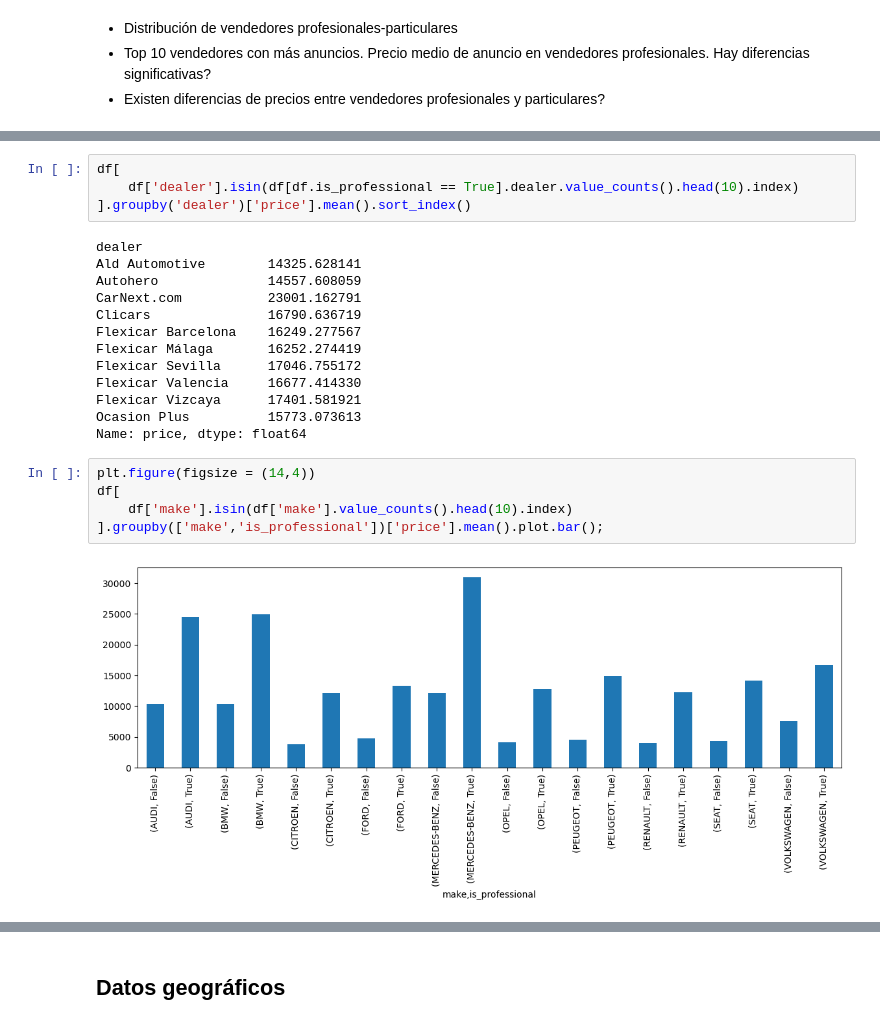
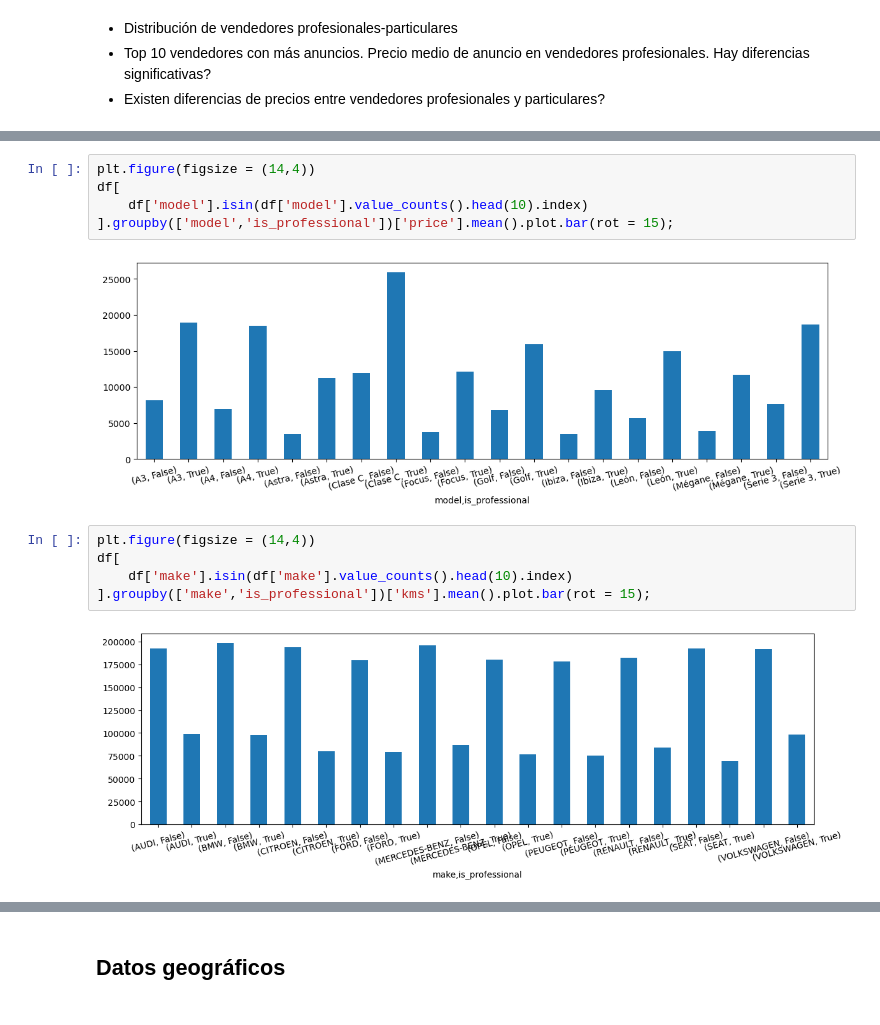
Before and after one commit to jdonosop/proyecto-portafolio, a Jupyter notebook: notebooks/Notebook_1.ipynb, the cells around one changed output, grey strips where cells are left out. Drawn from its saved outputs; the diff is of its cells as text.

```diff
--- a/notebooks/Notebook_1.ipynb
+++ b/notebooks/Notebook_1.ipynb
@@ -381,24 +399,14 @@ Name: dealer, dtype: int64
 # %%
+plt.figure(figsize = (14,4))
 df[
-    df['dealer'].isin(df[df.is_professional == True].dealer.value_counts().head(10).index)
-].groupby('dealer')['price'].mean().sort_index()
+    df['model'].isin(df['model'].value_counts().head(10).index)
+].groupby(['model','is_professional'])['price'].mean().plot.bar(rot = 15);
 # %% [output]
-dealer
-Ald Automotive        14325.628141
-Autohero              14557.608059
-CarNext.com           23001.162791
-Clicars               16790.636719
-Flexicar Barcelona    16249.277567
-Flexicar Málaga       16252.274419
-Flexicar Sevilla      17046.755172
-Flexicar Valencia     16677.414330
-Flexicar Vizcaya      17401.581921
-Ocasion Plus          15773.073613
-Name: price, dtype: float64
+[figure, added]
 # %%
 plt.figure(figsize = (14,4))
 df[
     df['make'].isin(df['make'].value_counts().head(10).index)
-].groupby(['make','is_professional'])['price'].mean().plot.bar();
+].groupby(['make','is_professional'])['kms'].mean().plot.bar(rot = 15);
 # %% [output]
-[figure, old version]
+[figure, new version]
```
Also changed, not shown: parts of 30 cells of this notebook, 19 other files.
